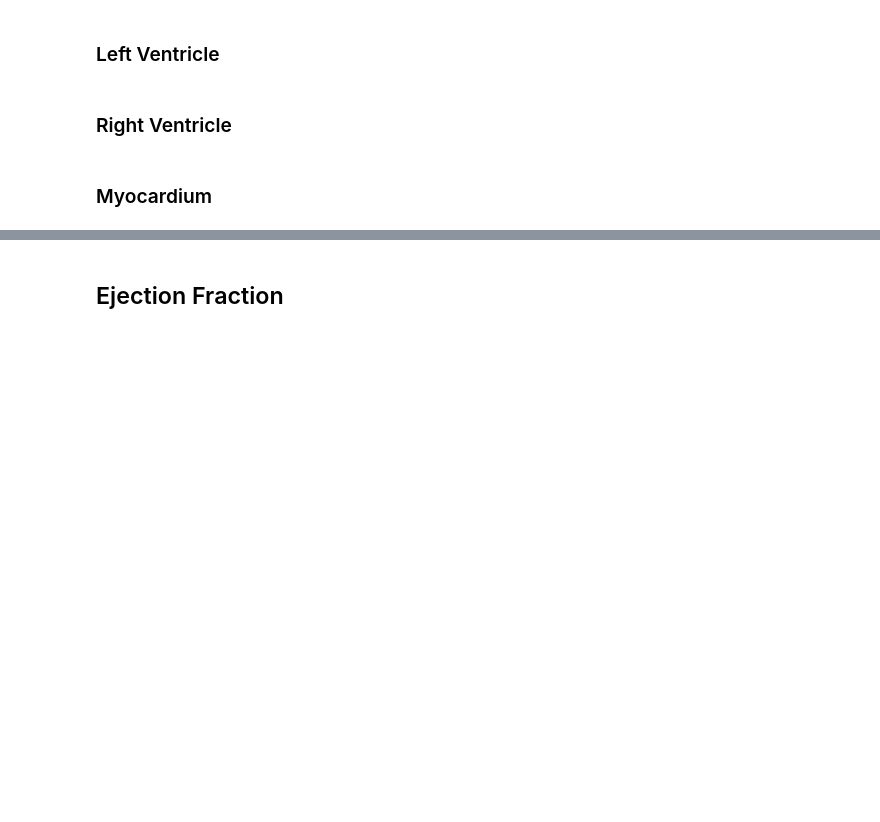
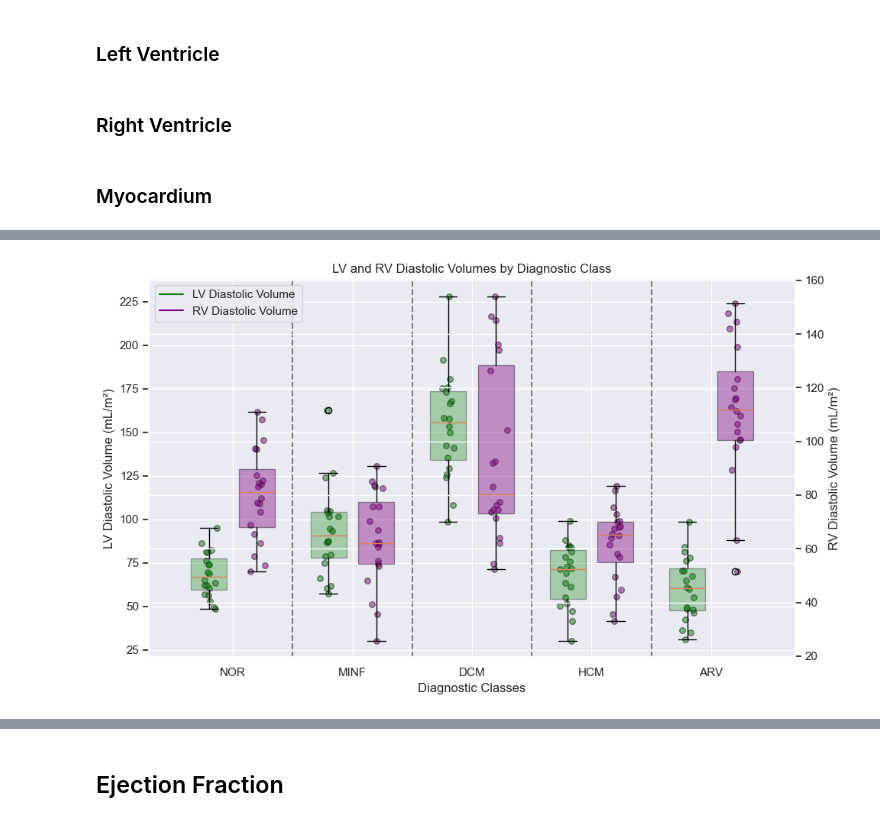
Before and after one commit to marianaolm/Cardiac-Pathology-Prediction, a Jupyter notebook: Challenge.ipynb, the cells around one changed output, grey strips where cells are left out. Drawn from its saved outputs; the diff is of its cells as text; code cells hidden in the pictures; blank space fills up the shorter version.

Commit message:
bsa and volumes

```diff
--- a/Challenge.ipynb
+++ b/Challenge.ipynb
@@ -910,10 +925,10 @@ lv_vol_ed_test, lv_vol_es_test = compute_volume(list_keys_test, 'test', label=3)
 ### Right Ventricle
 # %%
 # Train
-rv_vol_ed_train, lv_vol_es_train = compute_volume(list_keys_train, 'train', label=1)
+rv_vol_ed_train, rv_vol_es_train = compute_volume(list_keys_train, 'train', label=1)
 
 # Test
-rv_vol_ed_test, lv_vol_es_test = compute_volume(list_keys_test, 'test', label=1)
+rv_vol_ed_test, rv_vol_es_test = compute_volume(list_keys_test, 'test', label=1)
 # %% [markdown]
 ### Myocardium
 # %%
@@ -926,0 +942,84 @@ myo_vol_ed_test, lv_vol_es_test = compute_volume(list_keys_test, 'test', label=2
+# %%
+dict_lv_diast_vol_train = {}
+dict_rv_diast_vol_train = {}
+
+for i, index in enumerate(list_keys_train):
+    dict_lv_diast_vol_train[index] = (lv_vol_ed_train[i]/bsa_dict_train[index])
+    dict_rv_diast_vol_train[index] = (rv_vol_ed_train[i]/bsa_dict_train[index])
+# %%
+cats = sorted(cat_mapping.keys())
+xvals = np.arange(len(cats))
+xlabels = [cat_mapping[c] for c in cats]
+
+# Group LV and RV diastolic volumes by diagnostic class
+lv_volumes_data = []
+rv_volumes_data = []
+
+for c in cats:
+    # Select rows corresponding to the current category
+    cat_rows = df_metadata_train[df_metadata_train['Category'] == c]
+    # Convert Ids to three-digit strings (e.g., "001")
+    subject_ids = cat_rows['Id'].apply(lambda x: f"{int(x):03d}").values
+    # Gather LV and RV diastolic volumes for subjects that are present in the dictionaries
+    lv_vols = [dict_lv_diast_vol_train[subid] for subid in subject_ids if subid in dict_lv_diast_vol_train]
+    rv_vols = [dict_rv_diast_vol_train[subid] for subid in subject_ids if subid in dict_rv_diast_vol_train]
+
+    lv_volumes_data.append(lv_vols)
+    rv_volumes_data.append(rv_vols)
+
+# Plotting the boxplots with LV volumes on one y-axis and RV volumes on the other
+fig, ax1 = plt.subplots(figsize=(10, 6))
+ax2 = ax1.twinx()  # Secondary y-axis for RV volumes
+
+offset = 0.2
+
+# LV diastolic volumes boxplot (shifted left)
+bp_lv = ax1.boxplot(
+    lv_volumes_data,
+    positions=xvals - offset,
+    widths=0.3,
+    patch_artist=True)
+for patch in bp_lv['boxes']:
+    patch.set_facecolor('green')
+    patch.set_alpha(0.3)
+
+# Scatter individual LV data points with jitter
+for i, lv_vols in enumerate(lv_volumes_data):
+    x_jitter = np.random.normal(loc=xvals[i] - offset, scale=0.03, size=len(lv_vols))
+    ax1.scatter(x_jitter, lv_vols, color='green', edgecolors='k', alpha=0.5, s=30)
+
+# RV diastolic volumes boxplot (shifted right)
+bp_rv = ax2.boxplot(
+    rv_volumes_data,
+    positions=xvals + offset,
+    widths=0.3,
+    patch_artist=True)
+for patch in bp_rv['boxes']:
+    patch.set_facecolor('purple')
+    patch.set_alpha(0.4)
+
+# Scatter individual RV data points with jitter
+for i, rv_vols in enumerate(rv_volumes_data):
+    x_jitter = np.random.normal(loc=xvals[i] + offset, scale=0.03, size=len(rv_vols))
+    ax2.scatter(x_jitter, rv_vols, color='purple', edgecolors='k', alpha=0.5, s=30)
+
+# Set x-axis tick labels to the diagnostic class acronyms
+ax1.set_xticks(xvals)
+ax1.set_xticklabels(xlabels)
+for boundary in xvals[1:]:
+    ax1.axvline(boundary - 0.5, color='k', linestyle='--', alpha=0.5)
+
+ax1.set_xlabel('Diagnostic Classes')
+ax1.set_ylabel('LV Diastolic Volume (mL/m²)')
+ax2.set_ylabel('RV Diastolic Volume (mL/m²)')
+ax1.set_title('LV and RV Diastolic Volumes by Diagnostic Class')
+
+# Dummy lines for legend entries
+ax1.plot([], c='green', label='LV Diastolic Volume')
+ax1.plot([], c='purple', label='RV Diastolic Volume')
+ax1.legend(loc='upper left')
+
+plt.tight_layout()
+plt.show()
+# %% [output]
+[figure, added]
```
Also changed, not shown: parts of 16 cells of this notebook.
